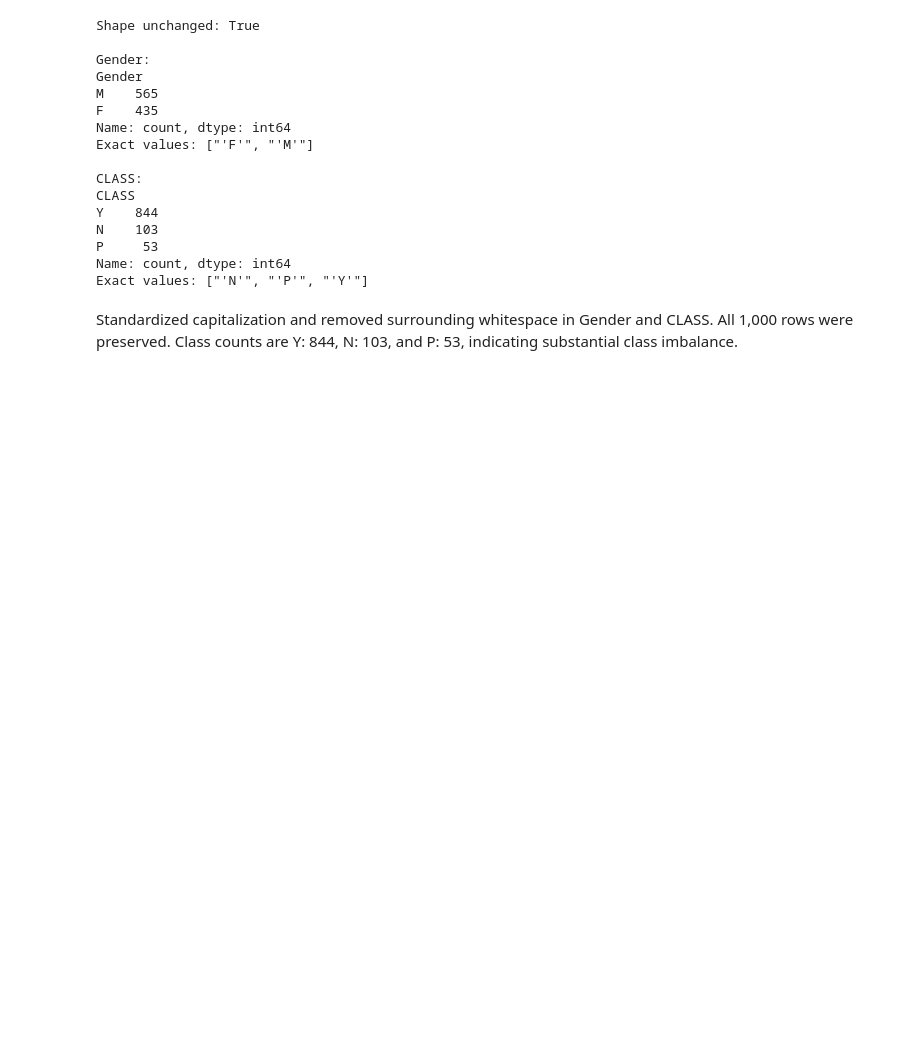
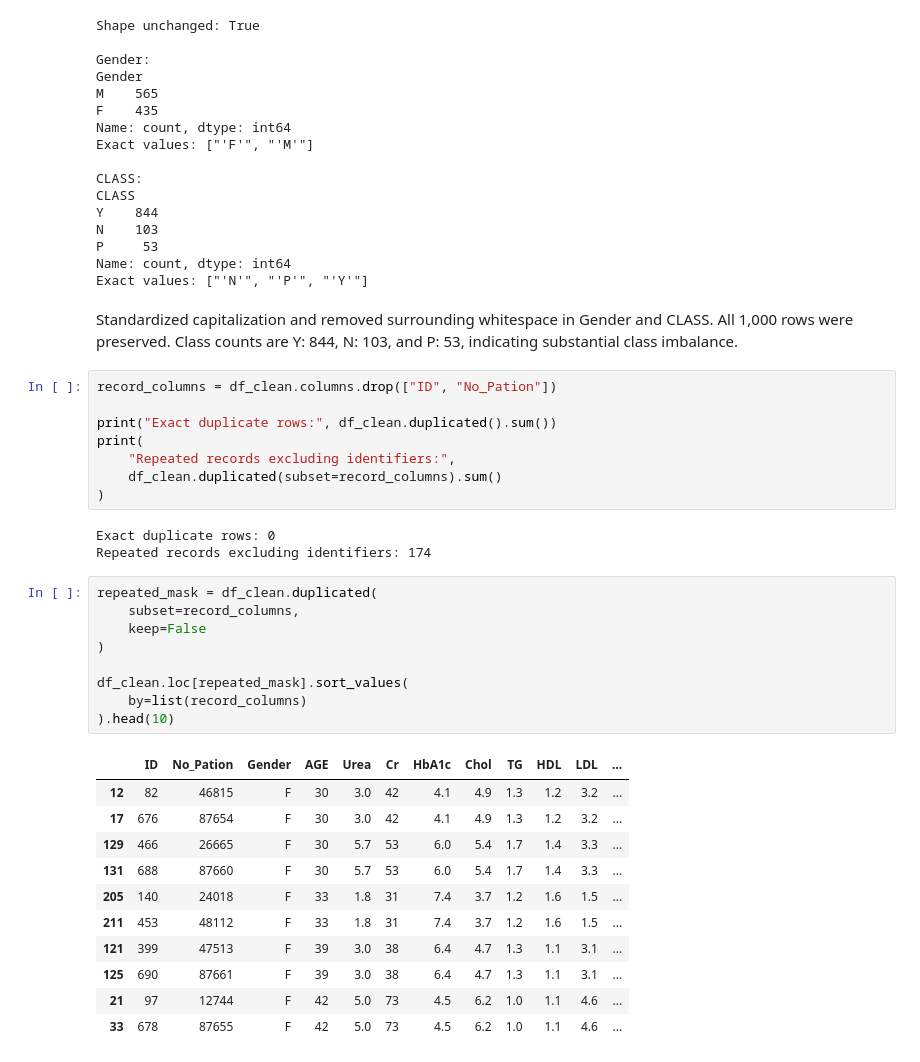
Before and after one commit to nihal8866/diabetes-classification-clustering, a Jupyter notebook: notebooks/01_diabetes_analysis.ipynb, the cells around one changed output. Saved outputs shown, nothing was run; the diff lists cells and outputs as text; blank space fills up the shorter version.

Commit message:
Inspect repeated records and numeric data quality

```diff
--- a/notebooks/01_diabetes_analysis.ipynb
+++ b/notebooks/01_diabetes_analysis.ipynb
@@ -115,3 +115,35 @@ Name: count, dtype: int64
 Exact values: ["'N'", "'P'", "'Y'"]
 # %% [markdown]
 Standardized capitalization and removed surrounding whitespace in Gender and CLASS. All 1,000 rows were preserved. Class counts are Y: 844, N: 103, and P: 53, indicating substantial class imbalance.
+# %%
+record_columns = df_clean.columns.drop(["ID", "No_Pation"])
+
+print("Exact duplicate rows:", df_clean.duplicated().sum())
+print(
+    "Repeated records excluding identifiers:",
+    df_clean.duplicated(subset=record_columns).sum()
+)
+# %% [output]
+Exact duplicate rows: 0
+Repeated records excluding identifiers: 174
+# %%
+repeated_mask = df_clean.duplicated(
+    subset=record_columns,
+    keep=False
+)
+
+df_clean.loc[repeated_mask].sort_values(
+    by=list(record_columns)
+).head(10)
+# %% [output]
+|  | ID | No_Pation | Gender | AGE | Urea | Cr | HbA1c | Chol | TG | HDL | LDL | ... |
+| 12 | 82 | 46815 | F | 30 | 3.0 | 42 | 4.1 | 4.9 | 1.3 | 1.2 | 3.2 | ... |
+| 17 | 676 | 87654 | F | 30 | 3.0 | 42 | 4.1 | 4.9 | 1.3 | 1.2 | 3.2 | ... |
+| 129 | 466 | 26665 | F | 30 | 5.7 | 53 | 6.0 | 5.4 | 1.7 | 1.4 | 3.3 | ... |
+| 131 | 688 | 87660 | F | 30 | 5.7 | 53 | 6.0 | 5.4 | 1.7 | 1.4 | 3.3 | ... |
+| 205 | 140 | 24018 | F | 33 | 1.8 | 31 | 7.4 | 3.7 | 1.2 | 1.6 | 1.5 | ... |
+| 211 | 453 | 48112 | F | 33 | 1.8 | 31 | 7.4 | 3.7 | 1.2 | 1.6 | 1.5 | ... |
+| 121 | 399 | 47513 | F | 39 | 3.0 | 38 | 6.4 | 4.7 | 1.3 | 1.1 | 3.1 | ... |
+| 125 | 690 | 87661 | F | 39 | 3.0 | 38 | 6.4 | 4.7 | 1.3 | 1.1 | 3.1 | ... |
+| 21 | 97 | 12744 | F | 42 | 5.0 | 73 | 4.5 | 6.2 | 1.0 | 1.1 | 4.6 | ... |
+| 33 | 678 | 87655 | F | 42 | 5.0 | 73 | 4.5 | 6.2 | 1.0 | 1.1 | 4.6 | ... |
```
Also changed, not shown: parts of 10 cells of this notebook.
